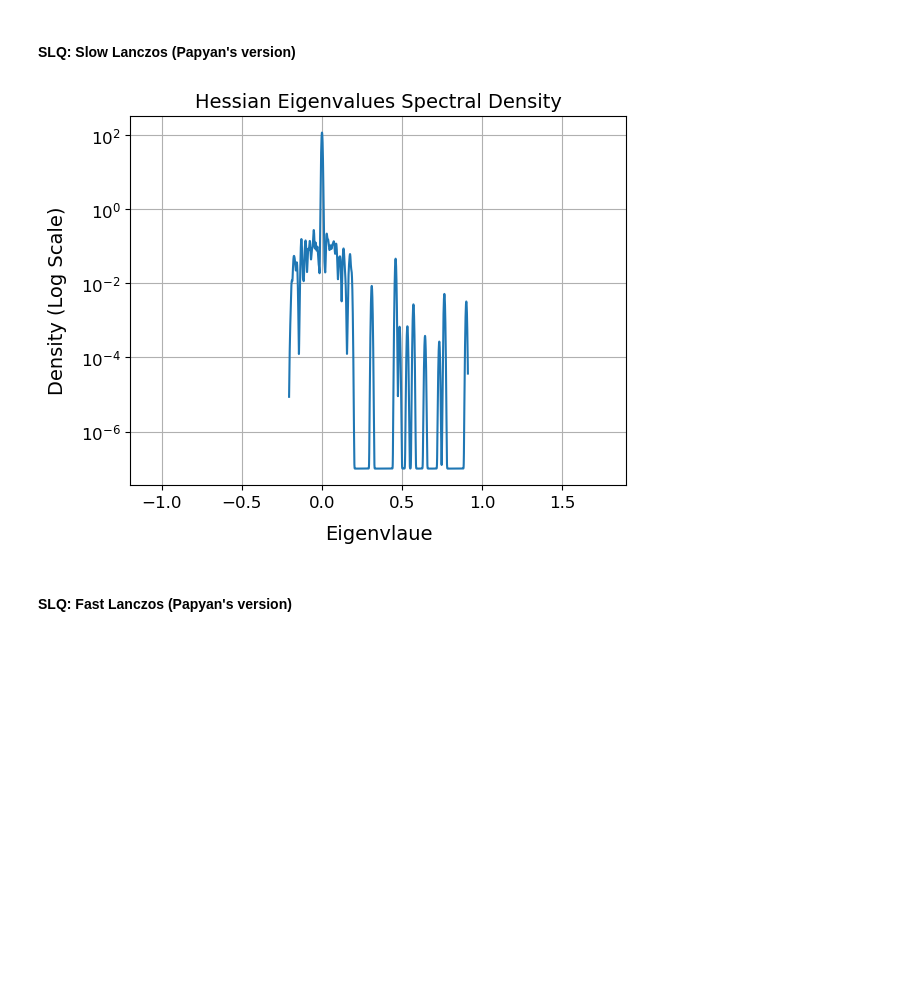
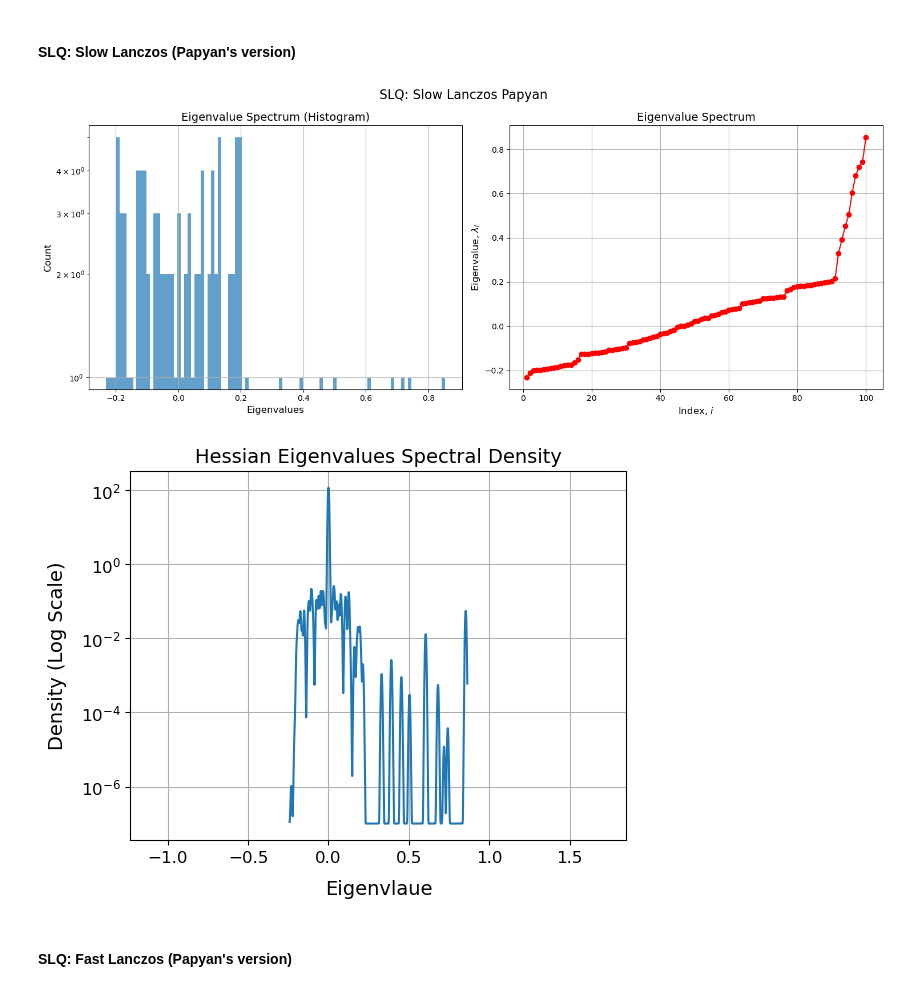
Before and after one commit to ilievanadezhda/spectral-properties-of-NN, a Jupyter notebook: nn_lanczos/experiments/MNIST.ipynb, the cells around one changed output. Cells and saved outputs as stored; diff of their text form; code cells hidden in the pictures; blank space fills up the shorter version.

```diff
--- a/nn_lanczos/experiments/MNIST.ipynb
+++ b/nn_lanczos/experiments/MNIST.ipynb
@@ -151,9 +154,11 @@ get_esd_plot(slq_eigenvalues_slow_lanczos_pyhessian, slq_weights_slow_lanczos_py
 #### SLQ: Slow Lanczos (Papyan's version)
 # %%
 slq_eigenvalues_slow_lanczos_papyan, slq_weights_slow_lanczos_papyan = hessian_comp.stochastic_lanczos_quadrature("slow_papyan", seed=args.seed)
+plot_spectrum_combined(slq_eigenvalues_slow_lanczos_papyan[0], num_bins=100, title="SLQ: Slow Lanczos Papyan")
 get_esd_plot(slq_eigenvalues_slow_lanczos_papyan, slq_weights_slow_lanczos_papyan)
 # %% [output]
-[figure, old version]
+[figure, new version]
+[figure, added]
 # %% [markdown]
 #### SLQ: Fast Lanczos (Papyan's version)
 # %%
```
Also changed, not shown: parts of 9 cells of this notebook.
